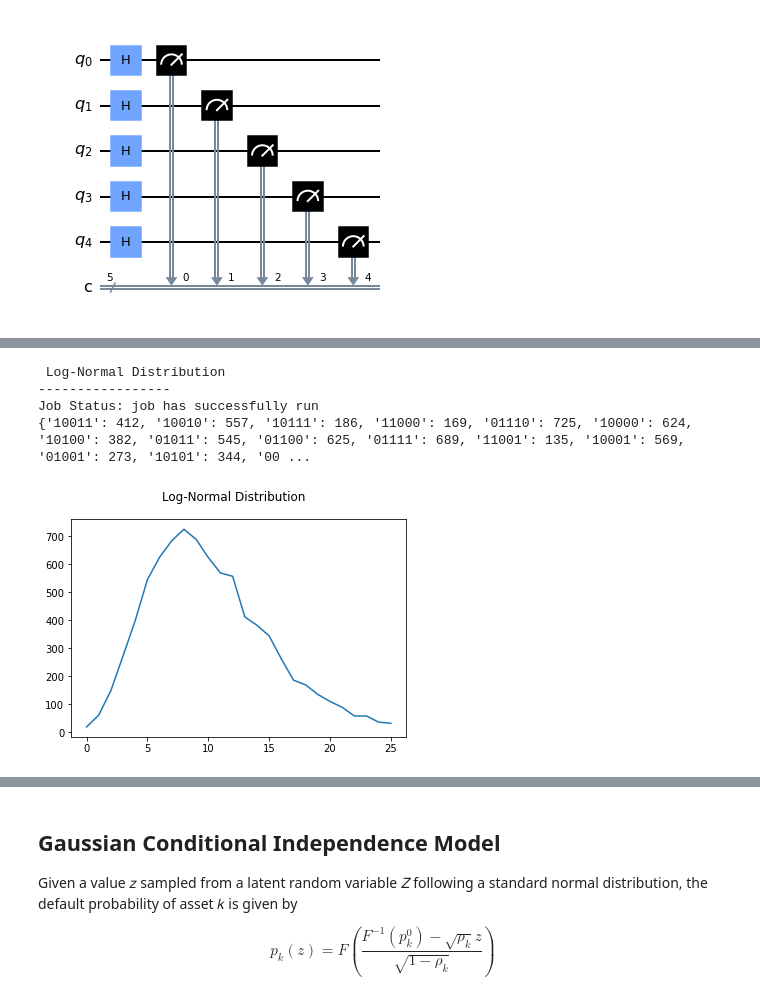
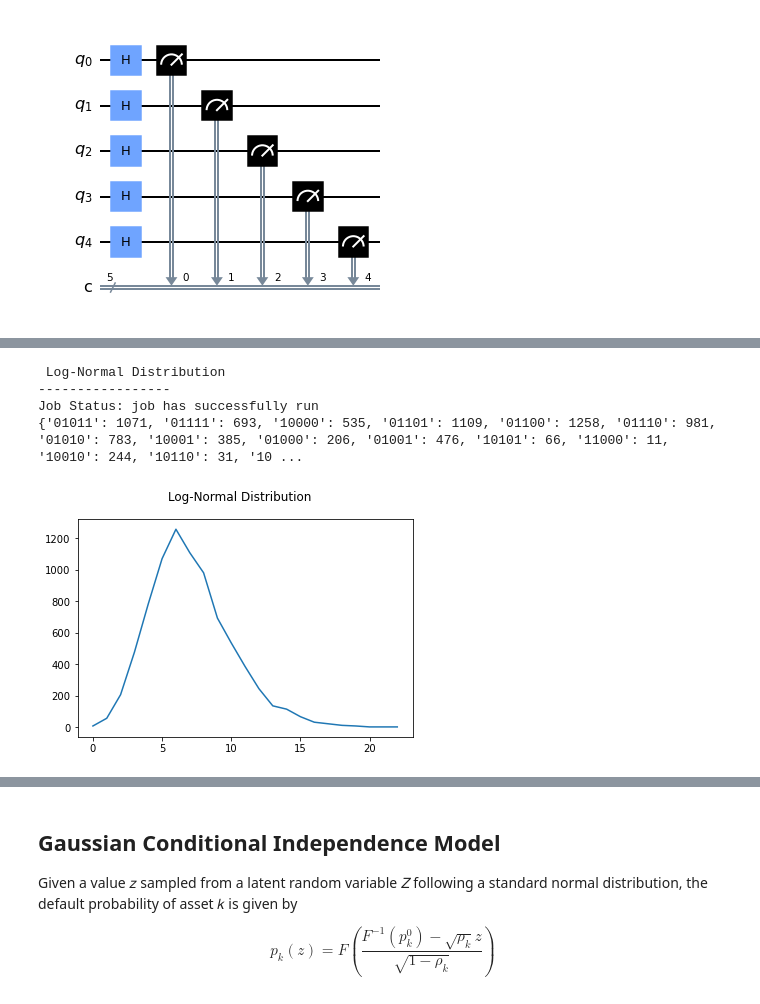
Before and after one commit to sergiogh/qpirates-qiskit-notebooks, a Jupyter notebook: Probability Distributions.ipynb, the cells around one changed output, grey strips where cells are left out. Saved outputs shown, nothing was run; the diff lists cells and outputs as text; code cells hidden in the pictures.

```diff
--- a/Probability Distributions.ipynb
+++ b/Probability Distributions.ipynb
@@ -125,35 +125,35 @@ https://qiskit.org/documentation/stubs/qiskit.circuit.library.LogNormalDistribut
 # %%
 print("\n Log-Normal Distribution")
 print("-----------------")
 
 circuit = QuantumCircuit(q,c)
-lognorm = LogNormalDistribution(num_qubits = qubits, mu=0, sigma=0.1, bounds=([0,2]))
+lognorm = LogNormalDistribution(num_qubits = qubits, mu=0.5, sigma=0.05, bounds=([0,4]))
 circuit.append(lognorm, list(range(qubits)))
 circuit.measure(q,c)
 
 job = execute(circuit, backend, shots=8192)
 job_monitor(job)
 counts = job.result().get_counts()
 
 print(counts)
 
 sortedcounts = []
 sortedkeys = sorted(counts)
 
 for i in sortedkeys:
     for j in counts:
         if(i == j):
             sortedcounts.append(counts.get(j))
 
 plt.suptitle('Log-Normal Distribution')
 plt.plot(sortedcounts)
 plt.show()
 # %% [output]
  Log-Normal Distribution
 -----------------
 Job Status: job has successfully run
-{'10011': 412, '10010': 557, '10111': 186, '11000': 169, '01110': 725, '10000': 624, '10100': 382, '01011': 545, '01100': 625, '01111': 689, '11001': 135, '10001': 569, '01001': 273, '10101': 344, '00 ...
+{'01011': 1071, '01111': 693, '10000': 535, '01101': 1109, '01100': 1258, '01110': 981, '01010': 783, '10001': 385, '01000': 206, '01001': 476, '10101': 66, '11000': 11, '10010': 244, '10110': 31, '10 ...
-[figure, old version]
+[figure, new version]
 # %%
 probability_distribution(counts)
 # %% [output]
```
Also changed, not shown: parts of 8 cells of this notebook, 1 other file.
